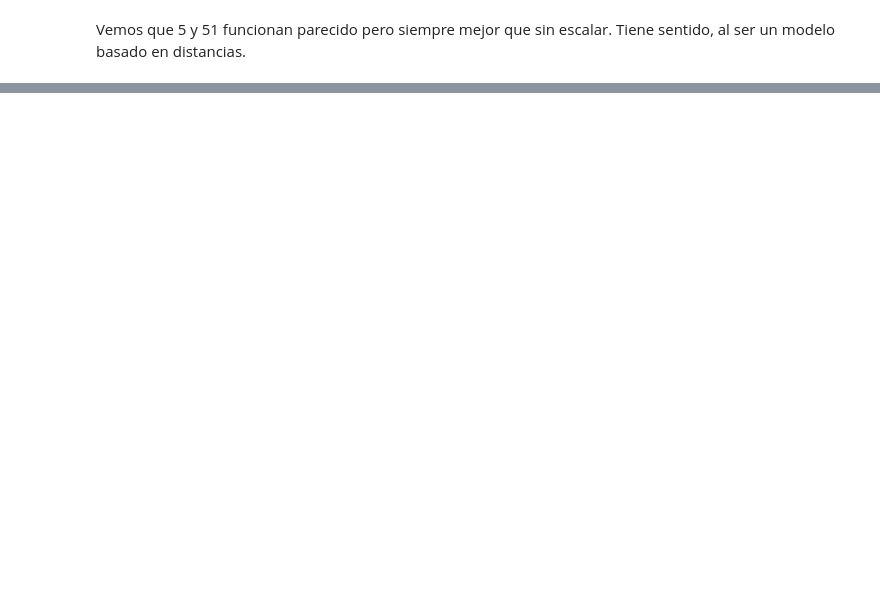
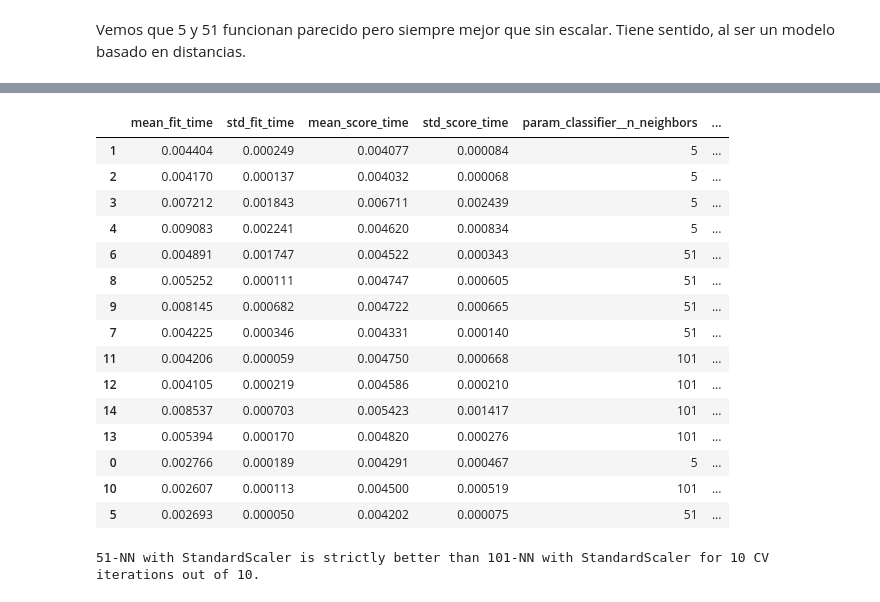
Before and after one commit to xBorja042/INRIA_SCIKITLEARN, a Jupyter notebook: 3.-hyperparameter_tuning/EXAM3.-tuning_questions.ipynb, the cells around one changed output, grey strips where cells are left out. Saved outputs shown, nothing was run; the diff lists cells and outputs as text; code cells hidden in the pictures; blank space fills up the shorter version.

```diff
--- a/3.-hyperparameter_tuning/EXAM3.-tuning_questions.ipynb
+++ b/3.-hyperparameter_tuning/EXAM3.-tuning_questions.ipynb
@@ -105,0 +253,50 @@ cv_results
+# %%
+from sklearn.model_selection import GridSearchCV
+
+param_grid = {
+    "preprocessor": all_preprocessors,
+    "classifier__n_neighbors": [5, 51, 101],
+}
+
+grid_search = GridSearchCV(
+    model,
+    param_grid=param_grid,
+    scoring="balanced_accuracy",
+    cv=10,
+).fit(data, target)
+results = pd.DataFrame(grid_search.cv_results_).sort_values(
+    by="rank_test_score", ascending=True
+)
+# convert the name of the preprocessor for later display
+results["param_preprocessor"] = results["param_preprocessor"].apply(
+    lambda x: x.__class__.__name__ if x is not None else "None"
+)
+results
+# %% [output]
+|  | mean_fit_time | std_fit_time | mean_score_time | std_score_time | param_classifier__n_neighbors | ... |
+| 1 | 0.004404 | 0.000249 | 0.004077 | 0.000084 | 5 | ... |
+| 2 | 0.004170 | 0.000137 | 0.004032 | 0.000068 | 5 | ... |
+| 3 | 0.007212 | 0.001843 | 0.006711 | 0.002439 | 5 | ... |
+| 4 | 0.009083 | 0.002241 | 0.004620 | 0.000834 | 5 | ... |
+| 6 | 0.004891 | 0.001747 | 0.004522 | 0.000343 | 51 | ... |
+| 8 | 0.005252 | 0.000111 | 0.004747 | 0.000605 | 51 | ... |
+| 9 | 0.008145 | 0.000682 | 0.004722 | 0.000665 | 51 | ... |
+| 7 | 0.004225 | 0.000346 | 0.004331 | 0.000140 | 51 | ... |
+| 11 | 0.004206 | 0.000059 | 0.004750 | 0.000668 | 101 | ... |
+| 12 | 0.004105 | 0.000219 | 0.004586 | 0.000210 | 101 | ... |
+| 14 | 0.008537 | 0.000703 | 0.005423 | 0.001417 | 101 | ... |
+| 13 | 0.005394 | 0.000170 | 0.004820 | 0.000276 | 101 | ... |
+| 0 | 0.002766 | 0.000189 | 0.004291 | 0.000467 | 5 | ... |
+| 10 | 0.002607 | 0.000113 | 0.004500 | 0.000519 | 101 | ... |
+| 5 | 0.002693 | 0.000050 | 0.004202 | 0.000075 | 51 | ... |
+# %%
+cv_score_columns = results.columns[results.columns.str.startswith("split")]
+reference_model = results.iloc[0][cv_score_columns]
+other_model = results.iloc[8][cv_score_columns]
+print(
+    f"51-NN with StandardScaler is strictly better than 101-NN with StandardScaler for "
+    f"{np.sum(reference_model.to_numpy() > other_model.to_numpy())} "
+    "CV iterations out of 10."
+)
+# %% [output]
+51-NN with StandardScaler is strictly better than 101-NN with StandardScaler for 10 CV iterations out of 10.
```
Also changed, not shown: parts of 25 cells of this notebook, 1 other file.
